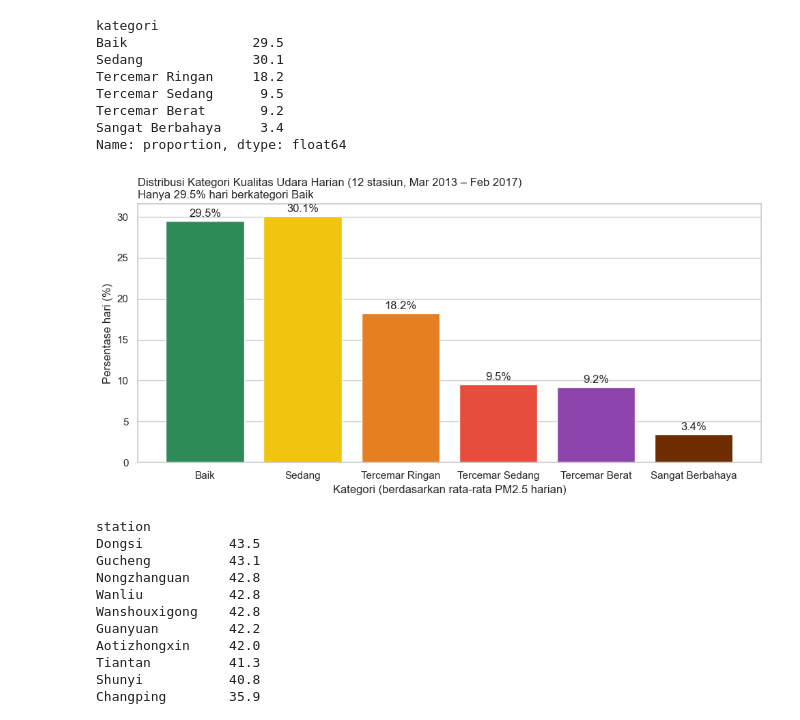
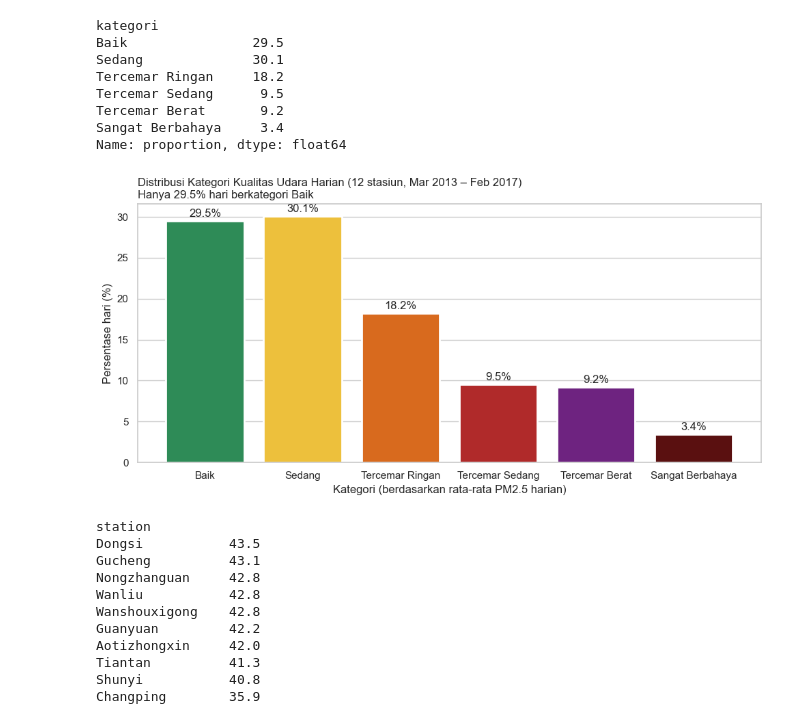
Before and after one commit to nagetzzz/air-quality-dashboard, a Jupyter notebook: notebook.ipynb, the cells around one changed output. Saved outputs shown, nothing was run; the diff lists cells and outputs as text; code cells hidden in the pictures.

```diff
--- a/notebook.ipynb
+++ b/notebook.ipynb
@@ -624,21 +624,21 @@ Tercemar Berat       9.2
 Sangat Berbahaya     3.4
 Name: proportion, dtype: float64
 # %%
-aqi_colors = ["#2E8B57", "#F1C40F", "#E67E22", "#E74C3C", "#8E44AD", "#6E2C00"]
+aqi_colors = ["#2E8B57", "#EDC03C", "#D86A1E", "#B02A2A", "#6E2380", "#5A1010"]
 
 fig, ax = plt.subplots(figsize=(10, 5))
-bars = ax.bar(category_pct.index, category_pct.values, color=aqi_colors)
+bars = ax.bar(category_pct.index, category_pct.values, color=aqi_colors, edgecolor="white", linewidth=2)
 for bar, v in zip(bars, category_pct.values):
     ax.text(bar.get_x() + bar.get_width() / 2, v + 0.5, f"{v:.1f}%", ha="center")
 ax.set_title("Distribusi Kategori Kualitas Udara Harian (12 stasiun, Mar 2013 – Feb 2017)\n"
              f"Hanya {category_pct['Baik']:.1f}% hari berkategori Baik", loc="left")
 ax.set_xlabel("Kategori (berdasarkan rata-rata PM2.5 harian)")
 ax.set_ylabel("Persentase hari (%)")
 ax.grid(axis="x", visible=False)
 plt.tight_layout()
 plt.show()
 # %% [output]
-[figure, old version]
+[figure, new version]
 # %%
 # Proporsi hari tercemar (>= Tercemar Ringan, yaitu > 75 µg/m³) per stasiun
 daily_df["tercemar"] = daily_df["PM2.5"] > 75
```
Also changed, not shown: parts of 7 cells of this notebook, 1 other file.
